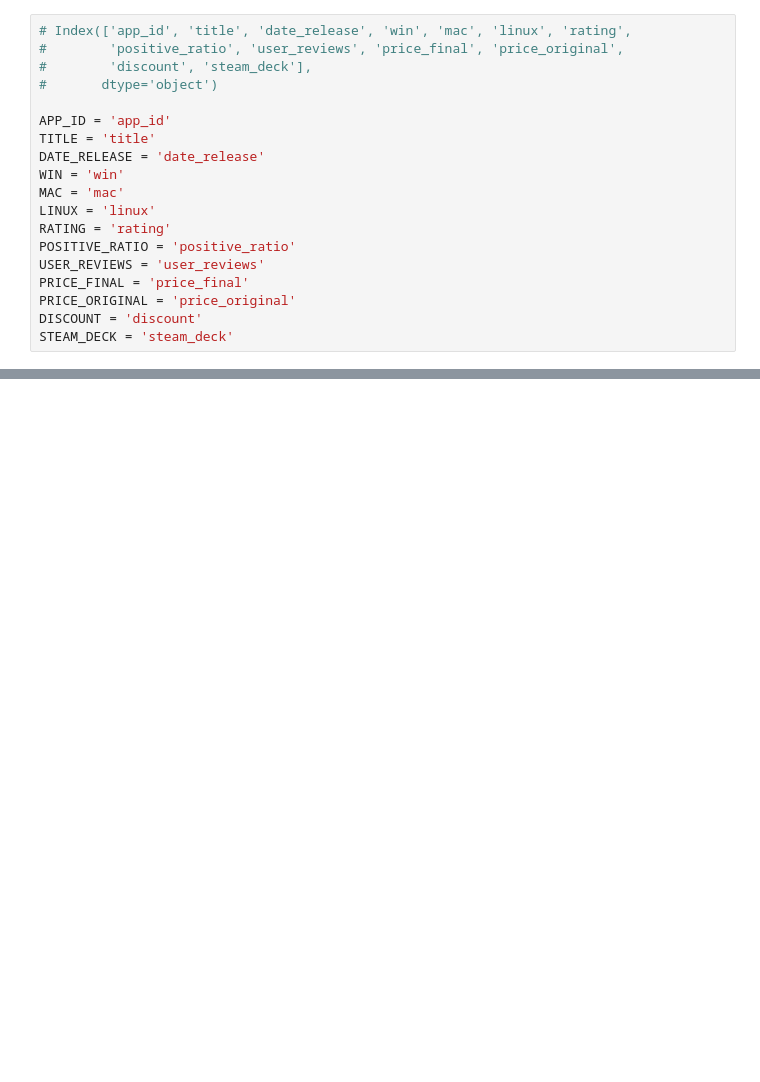
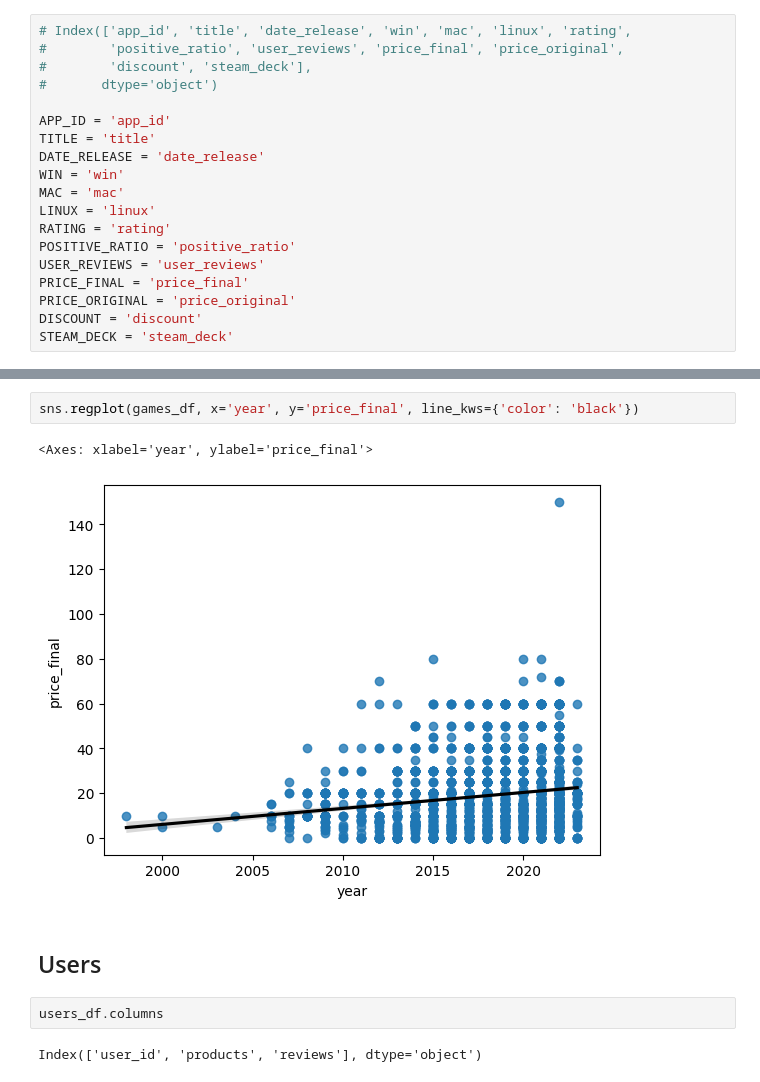
Before and after one commit to NeneWang/recommendation-systems-exploration, a Jupyter notebook: final_project_exploration/exploratory_analysis_games_users.ipynb, the cells around one changed output, grey strips where cells are left out. Cells and saved outputs as stored; diff of their text form; blank space fills up the shorter version.

```diff
--- a/final_project_exploration/exploratory_analysis_games_users.ipynb
+++ b/final_project_exploration/exploratory_analysis_games_users.ipynb
@@ -38,0 +153,11 @@ sns.heatmap(games_df.pivot_table(index='month', columns='year', values='app_id',
+# %%
+sns.regplot(games_df, x='year', y='price_final', line_kws={'color': 'black'})
+# %% [output]
+<Axes: xlabel='year', ylabel='price_final'>
+[figure, added]
+# %% [markdown]
+## Users
+# %%
+users_df.columns
+# %% [output]
+Index(['user_id', 'products', 'reviews'], dtype='object')
```
Also changed, not shown: parts of 20 cells of this notebook, 5 other files.
